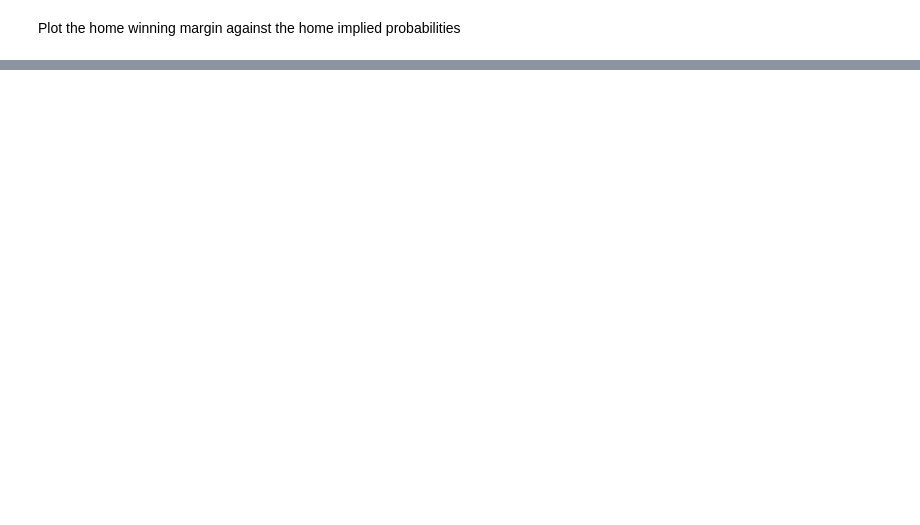
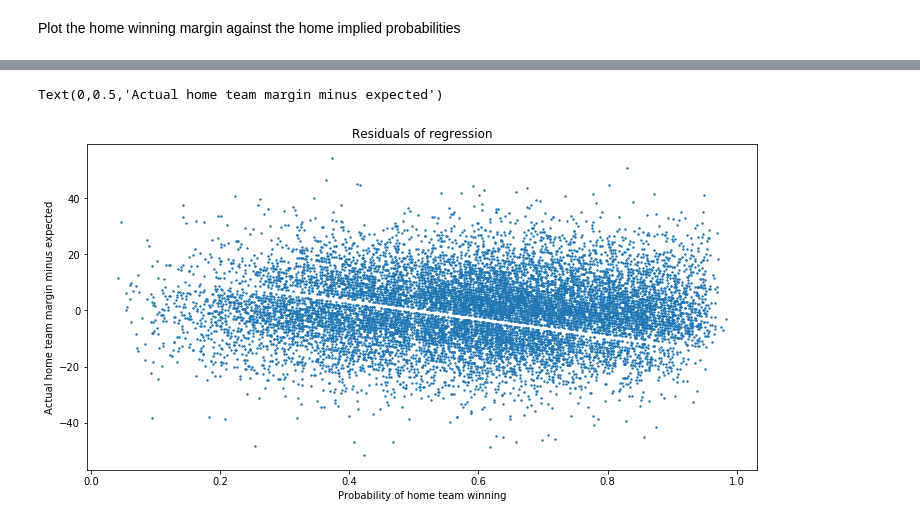
Before and after one commit to johnny-wong/nba_stats, a Jupyter notebook: Notebooks/Team_stats/Data_analysis/Winning_margin/01 - Odds against margin.ipynb, the cells around one changed output, grey strips where cells are left out. Drawn from its saved outputs; the diff is of its cells as text; code cells hidden in the pictures; blank space fills up the shorter version.

```diff
--- a/Notebooks/Team_stats/Data_analysis/Winning_margin/01 - Odds against margin.ipynb
+++ b/Notebooks/Team_stats/Data_analysis/Winning_margin/01 - Odds against margin.ipynb
@@ -66,0 +87,12 @@ Clear relationship between the probability of a
+# %%
+clean_odds['residual'] = clean_odds['H_win_margin'] - clean_odds['Pred_H_win_margin']
+plt.figure(figsize=(12,6))
+
+plt.scatter(x=clean_odds.H_prob, y=clean_odds.residual, s=2)
+
+plt.title('Residuals of regression')
+plt.xlabel('Probability of home team winning')
+plt.ylabel('Actual home team margin minus expected')
+# %% [output]
+Text(0,0.5,'Actual home team margin minus expected')
+[figure, added]
```
Also changed, not shown: parts of 28 cells of this notebook, 1 other file.
